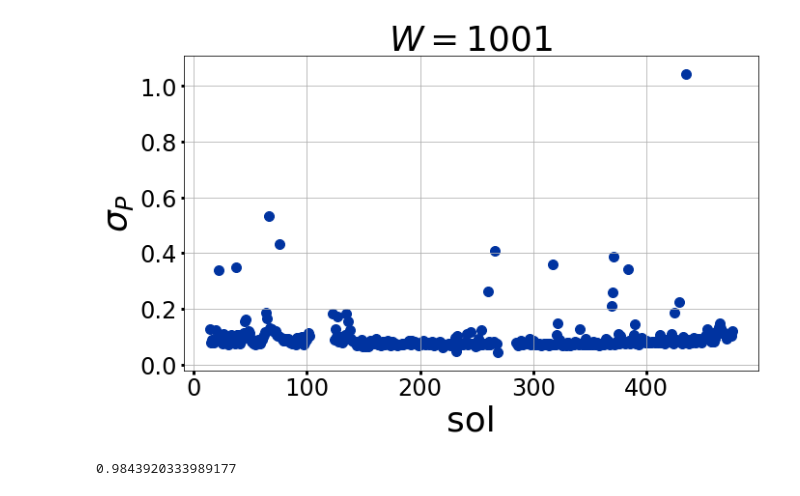
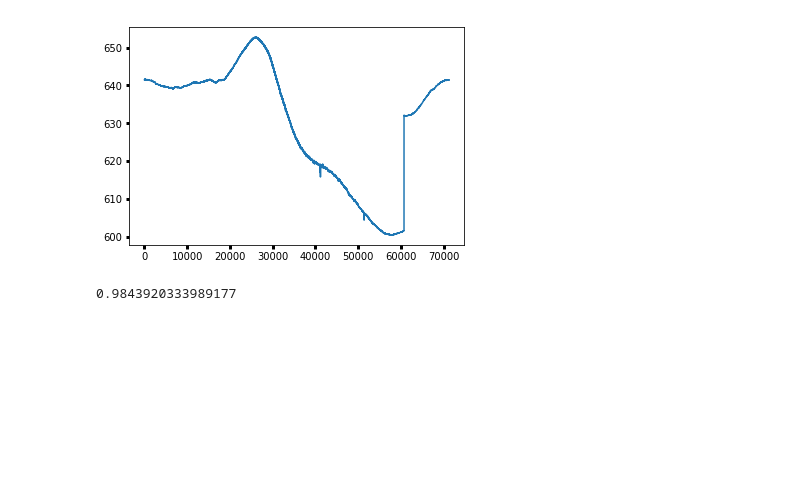
Before and after one commit to BoiseStatePlanetary/Recovering-Martian-Dust-Devil-Population, a Jupyter notebook: code/Finding The Vortices.ipynb, the cells around one changed output. Drawn from its saved outputs; the diff is of its cells as text; code cells hidden in the pictures; blank space fills up the shorter version.

Commit message:
Added sorting to retrieve_pressure_data

```diff
--- a/code/Finding The Vortices.ipynb
+++ b/code/Finding The Vortices.ipynb
@@ -4,8 +4,11 @@
 import numpy as np
 import matplotlib.pyplot as plt
 from scipy.signal import savgol_filter, find_peaks, peak_widths
+from scipy.stats import mode
 from statsmodels.robust import mad
 from numpy.random import normal
+
+import pandas as pd
 
 # Include the utils functions
 import os
@@ -23,6 +26,8 @@ matched_filter_fwhm = 1./3600
 detection_threshold = 5.
 matched_filter_num_fwhm = 15
 
+dr="/Users/bjackson/Downloads/ps_bundle/data_calibrated"
+
 aspect_ratio = 16./9 # On HD projectors nowadays, this is the aspect ratio.
                      # so I make my figures using that ratio so they show up nicely in presentations.
 BoiseState_blue = "#0033A0"
@@ -32,49 +37,57 @@ BoiseState_orange = "#D64309"
 # sols = range(14, 477)
 
 new_filename = "filtered_pressure_scatter.csv"
+
 # f = open(new_filename, "w")
 # f.write("# sol, scatter\n")
 
-# stds = np.array([])
-# for cur_sol in sols:
-#     try:
-#         _, _, sol_data = retrieve_pressure_data(cur_sol, dr="/Users/bjackson/Downloads/ps_bundle/data_calibrated")
-#         pressure_filter = savgol_filter(sol_data['PRESSURE'], boxcar_window_size, 0, mode='nearest')
+stds = np.array([])
+for cur_sol in [max_sol]:
+    try:
+        LTST, LTST_and_sol, sol_data = retrieve_pressure_data(cur_sol, dr=dr)
 
-#         cur_std = np.nanstd(sol_data['PRESSURE'] - pressure_filter)
-#         write_str = "%i, %g" % (cur_sol, cur_std)
-#         print(write_str)
-#         f.write(write_str + "\n")
+        delta_ts = (LTST_and_sol[1:] - LTST_and_sol[0:-1])
+        ind = delta_ts > 0.
+        print(np.min(delta_ts[ind]), mode(delta_ts[ind])[0][0], np.max(delta_ts[ind]))
 
-#         stds = np.append(stds, cur_std)
+        pressure_filter = savgol_filter(sol_data['PRESSURE'], boxcar_window_size, 0, mode='nearest')
 
-#     except:
-#         print(cur_sol)
-#         pass
+        plt.plot(sol_data['PRESSURE'])
+
+        cur_std = np.nanstd(sol_data['PRESSURE'] - pressure_filter)
+        write_str = "%i, %g" % (cur_sol, cur_std)
+        print(write_str)
+    #         f.write(write_str + "\n")
+
+        stds = np.append(stds, cur_std)
+
+    except:
+        print(cur_sol)
+        pass
 
 # f.close()
 
-data = np.genfromtxt(new_filename, delimiter=',', comments='#', names=True)
+# data = np.genfromtxt(new_filename, delimiter=',', comments='#', names=True)
 
-fig = plt.figure(figsize=(6*aspect_ratio, 6))
-ax = fig.add_subplot(111)
-ax.scatter(data['sol'], data['scatter'], color=BoiseState_blue, s=100)
+# fig = plt.figure(figsize=(6*aspect_ratio, 6))
+# ax = fig.add_subplot(111)
+# ax.scatter(data['sol'], data['scatter'], color=BoiseState_blue, s=100)
 
-ax.grid(True)
-ax.set_title(r'$W = $%i' % boxcar_window_size, fontsize=36)
-ax.set_xlabel("sol", fontsize=36)
-ax.set_ylabel(r'$\sigma_P$', fontsize=36)
-ax.tick_params(labelsize=24)
+# ax.grid(True)
+# ax.set_title(r'$W = $%i' % boxcar_window_size, fontsize=36)
+# ax.set_xlabel("sol", fontsize=36)
+# ax.set_ylabel(r'$\sigma_P$', fontsize=36)
+# ax.tick_params(labelsize=24)
 
-print(np.min(data['scatter']), np.median(data['scatter']), np.max(data['scatter']))
-print(data['sol'][np.argmax(data['scatter'])])
-print(data['sol'][np.argmin(np.abs(data['scatter'] - np.median(data['scatter'])))])
-print(data['sol'][np.argmin(data['scatter'])])
-print(data['scatter'][data['sol'] == 65])
+# print(np.min(data['scatter']), np.median(data['scatter']), np.max(data['scatter']))
+# print(data['sol'][np.argmax(data['scatter'])])
+# print(data['sol'][np.argmin(np.abs(data['scatter'] - np.median(data['scatter'])))])
+# print(data['sol'][np.argmin(data['scatter'])])
+# print(data['scatter'][data['sol'] == 65])
 
-max_sol = int(data['sol'][np.argmax(data['scatter'])])
-med_sol = int(data['sol'][np.argmin(np.abs(data['scatter'] - np.median(data['scatter'])))])
-min_sol = int(data['sol'][np.argmin(data['scatter'])])
+# max_sol = int(data['sol'][np.argmax(data['scatter'])])
+# med_sol = int(data['sol'][np.argmin(np.abs(data['scatter'] - np.median(data['scatter'])))])
+# min_sol = int(data['sol'][np.argmin(data['scatter'])])
 
 # fig.savefig(new_filename.replace("csv", "png"), dpi=500, bbox_inches='tight')
 # %% [output]
@@ -86,4 +96,4 @@ min_sol = int(data['sol'][np.argmin(data['scatter'])])
-[figure, old version]
+[figure, new version]
 # %%
 fig = plt.figure(figsize=(10*aspect_ratio, 6))
 ax1 = fig.add_subplot(121)
```
Also changed, not shown: parts of 14 cells of this notebook, 1 other file.
